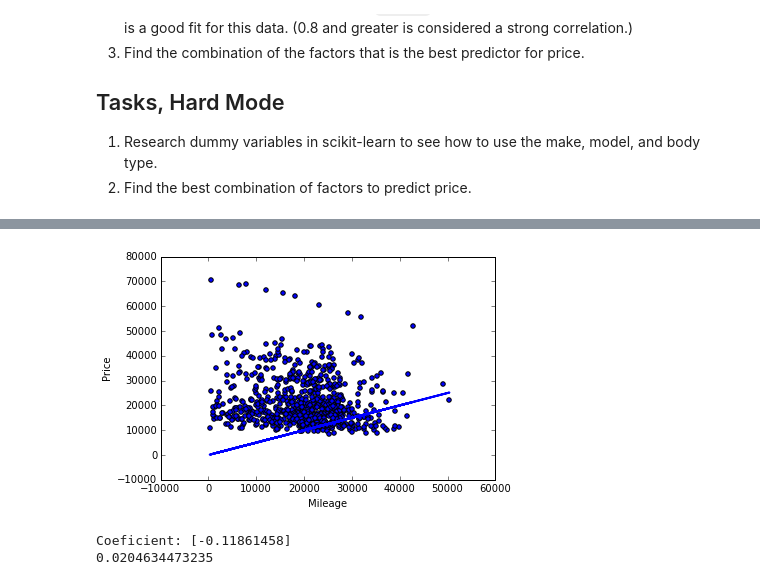
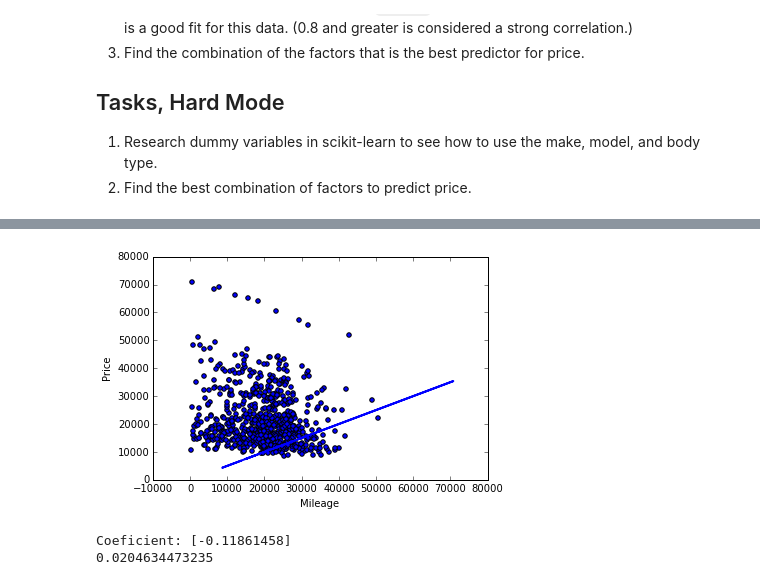
Before and after one commit to lancekrogers/linear-regression, a Jupyter notebook: How Much is Your Car Worth.ipynb, the cells around one changed output, grey strips where cells are left out. Cells and saved outputs as stored; diff of their text form; code cells hidden in the pictures.

```diff
--- a/How Much is Your Car Worth.ipynb
+++ b/How Much is Your Car Worth.ipynb
@@ -61,12 +61,12 @@ func_one = lambda x: 0 + .5 * x
 # %%
 plt.scatter(mileage_p['Mileage'], mileage_p['Price'])
 plt.ylabel('Price')
 plt.xlabel('Mileage')
-plt.plot(mileage_p.Mileage, func_one(mileage_p.Mileage), linewidth=2)
+plt.plot(mileage_p.Price, func_one(mileage_p.Price), linewidth=2)
 
 plt.show()
 # %% [output]
-[figure, old version]
+[figure, new version]
 # %%
 dfa = mileage_p.loc[:, ['Price', 'Mileage']]
 dfa.dropna(inplace=True)
```
Also changed, not shown: parts of 2 cells of this notebook.
